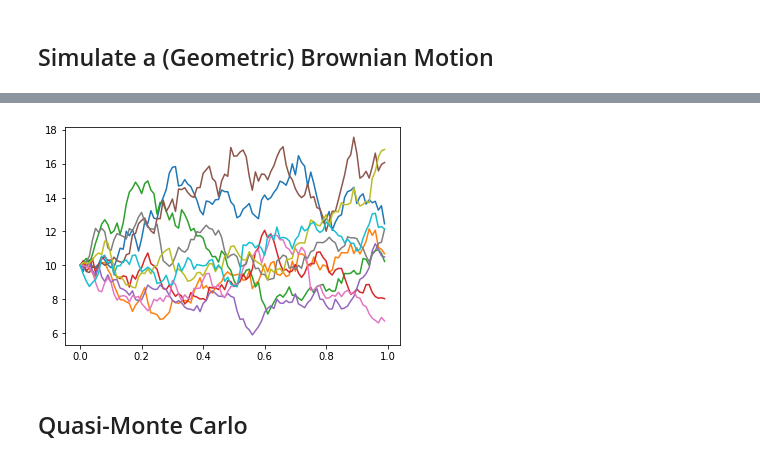
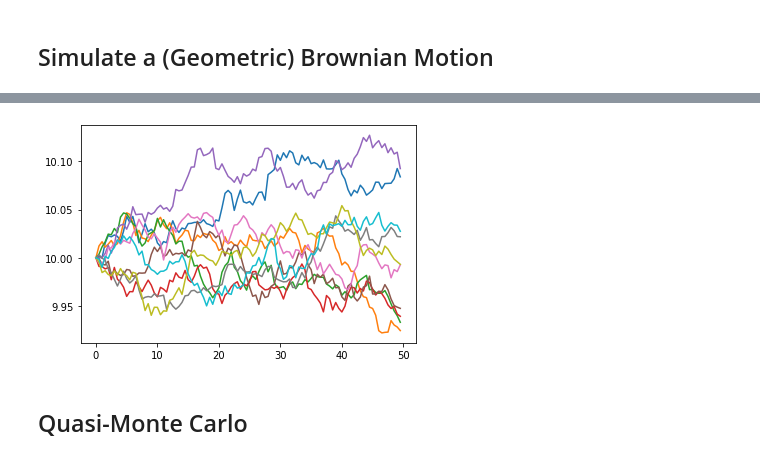
Before and after one commit to chloeskt/covid-19, a Jupyter notebook: covid_simulation.ipynb, the cells around one changed output, grey strips where cells are left out. Saved outputs shown, nothing was run; the diff lists cells and outputs as text; code cells hidden in the pictures.

```diff
--- a/covid_simulation.ipynb
+++ b/covid_simulation.ipynb
@@ -25,9 +25,8 @@ def model(init, params, T, dt):
     return np.stack([S, I, R])
 # %%
 N = 1000
-R0 = 4.5
-beta = R0 * gamma
-gamma = 1./8.1
+beta = 0.2
+gamma = 0.08
 
 init = [N-1, 1, 0]
 params = beta, gamma
@@ -44,7 +43,7 @@ fig = plt.figure(facecolor='w', figsize=(15, 10))
 ax = fig.add_subplot(111, axisbelow=True)
 ax.plot(t, S/N, 'b', alpha=0.5, lw=2, label='Susceptible')
 ax.plot(t, I/N, 'r', alpha=0.5, lw=2, label='Infectious')
-ax.plot(t, R/N, 'g', alpha=0.5, lw=2, label='Recovered with immunity')
+ax.plot(t, R/N, 'g', alpha=0.5, lw=2, label='Recovered')
 ax.set_xlabel('Time /days')
 ax.set_ylabel('Population')
 ax.set_ylim(0,1.2)
@@ -86,18 +88,28 @@ def model(init, params, T, dt):
 
     return np.stack([S, E, I, R])
 # %%
-N = 11e6
-R0 = 4.5
-beta = R0 * (gamma + sigma)
+N = 1000
+R0 = 2.5
 sigma= 1 / 5.2
 gamma = 1 / 2.9
-T, dt = 90, 1e-3
+beta = R0 * gamma
+T, dt = 90, 1e-1
 
 init = [N-1, 1, 0, 0]
 params = beta, sigma, gamma
 
-results = model(init, params, T, dt)
-S, E, I, R = results[0], results[1], results[2], results[3]
+S, E, I, R = [], [], [], []
+m = 1
+for k in range(m):
+    results = model(init, params, T, dt)
+    S.append(results[0])
+    E.append(results[1])
+    I.append(results[2])
+    R.append(results[3])
+S, E, I, R = np.mean(S, axis=0), np.mean(E, axis=0), np.mean(I, axis=0), np.mean(R, axis=0)
+
+#results = model(init, params, T, dt)
+#S, E, I, R = results[0], results[1], results[2], results[3]
 
 t = np.linspace(1, T, int(T/dt))
 fig = plt.figure(facecolor='w', figsize=(15, 10))
@@ -105,7 +117,7 @@ ax = fig.add_subplot(111, axisbelow=True)
 ax.plot(t, S/N, 'b', alpha=0.5, lw=2, label='Susceptible')
 ax.plot(t, E/N, 'y', alpha=0.5, lw=2, label='Exposed')
 ax.plot(t, I/N, 'r', alpha=0.5, lw=2, label='Infectious')
-ax.plot(t, R/N, 'g', alpha=0.5, lw=2, label='Recovered with immunity')
+ax.plot(t, R/N, 'g', alpha=0.5, lw=2, label='Recovered')
 ax.set_xlabel('Time /days')
 ax.set_ylabel('Population')
 ax.set_ylim(0,1.2)
@@ -262,23 +269,23 @@ plt.show()
 # %%
 # Geometric Brownian Motion - Exact simulation
-N, T, X0 = 100, 1., 10.
+N, T, X0 = 100, 50, 10.
 h = T / N
-a = 0.4
+a = 0.001
 
 for k in range(10):
     X = [X0]
 
     #Z = np.random.normal(0, 1, N)
     tmp = np.random.uniform(size=(N, 2))
     U1, U2 = tmp[:,0], tmp[:,1]
     Z = np.sqrt(-2 * np.log(U1)) * np.cos(2 * np.pi * U2)
 
     for i in range(N-1):
         X.append(X[-1] * np.exp(np.sqrt(h) * a * Z[i]))
     plt.plot(np.arange(0, T, h), X)
 plt.show()
 # %% [output]
-[figure, old version]
+[figure, new version]
 # %% [markdown]
 ## Quasi-Monte Carlo
 # %%
```
Also changed, not shown: parts of 23 cells of this notebook, 2 other files.
